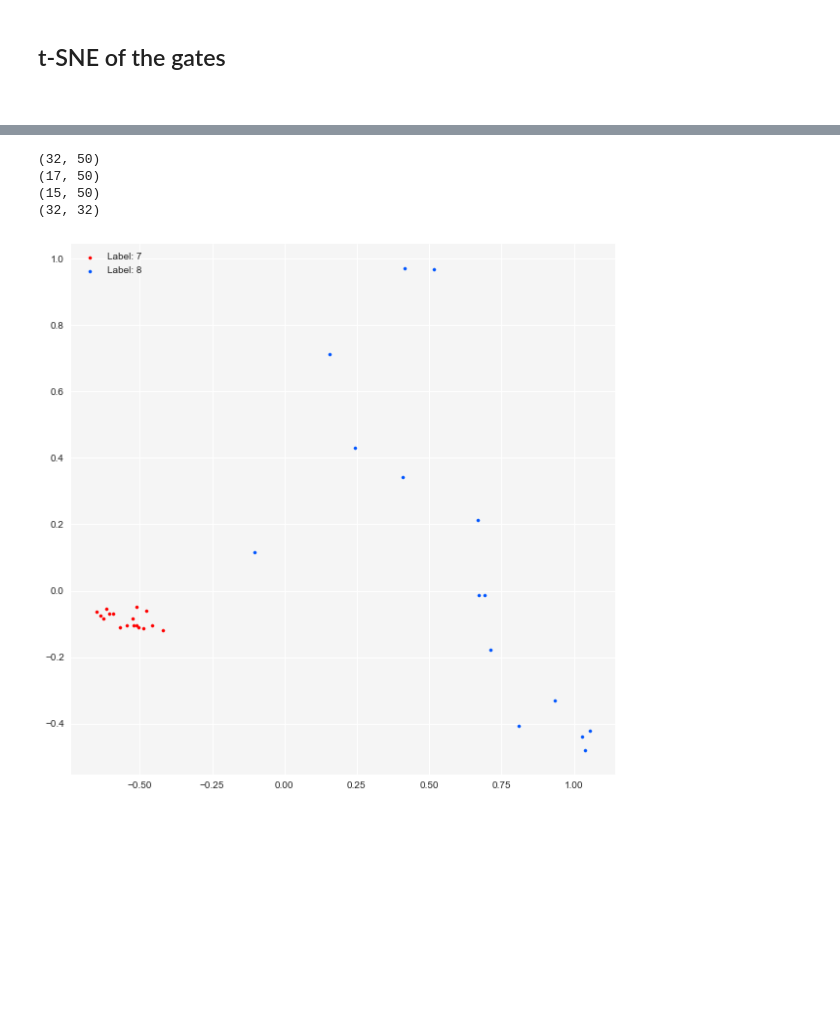
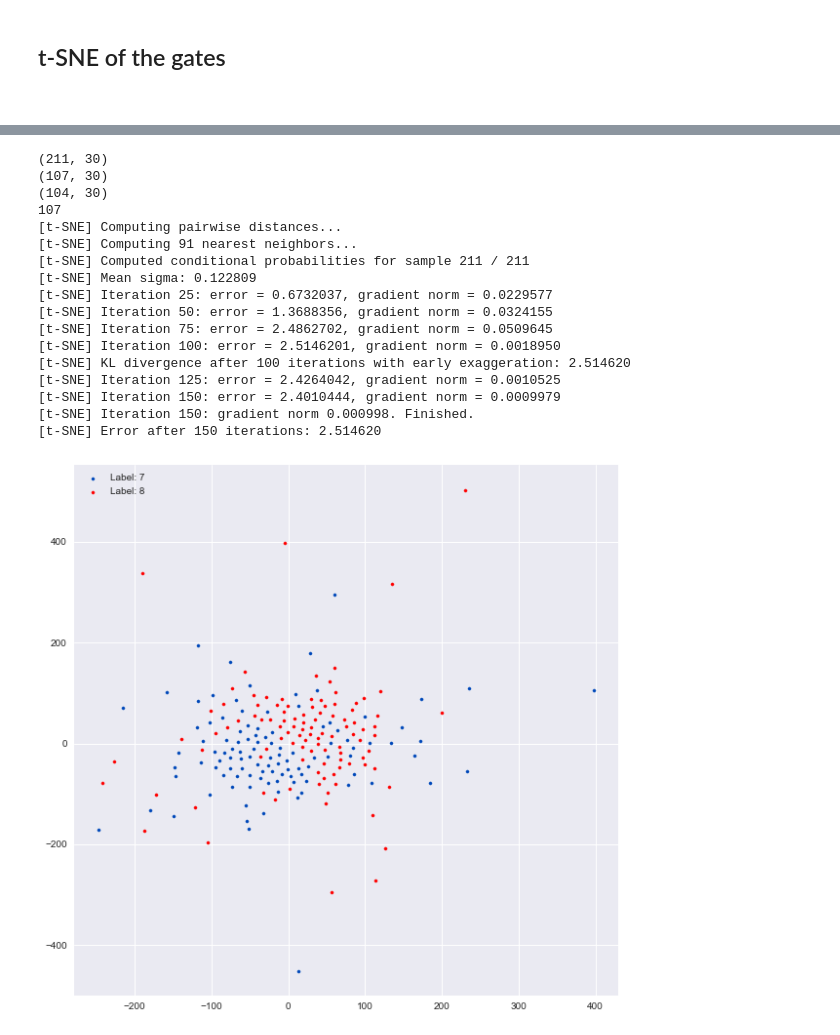
Before and after one commit to polzounov/gatenet, a Jupyter notebook: Gatenet/visualize_gates.ipynb, the cells around one changed output, grey strips where cells are left out. Saved outputs shown, nothing was run; the diff lists cells and outputs as text; code cells hidden in the pictures; blank space fills up the shorter version.

```diff
--- a/Gatenet/visualize_gates.ipynb
+++ b/Gatenet/visualize_gates.ipynb
@@ -17,7 +15,7 @@ sns.set(font_scale=1.5, context=c)
 <br>
 # %%
 # Load gate vector data
-with open('output/' + 'test1' + '.pkl', 'rb') as f:
+with open('output/' + 'test' + '.pkl', 'rb') as f:
         input = pickle.load(f)
 # %%
 # Get components from data
@@ -97,10 +118,10 @@ independent_labels = list(set(labels))
 print(independent_labels) # sanity check
 
 # TSNE Vis
-#model = TSNE()
+model_TSNE = TSNE(verbose=100)
 # PCA Vis
-model = PCA()
+model_PCA = PCA()
 
-x = model.fit_transform(gates_reshaped)
+x = model_TSNE.fit_transform(gates_reshaped)
 y = labels
 # %% [output]
@@ -109,29 +142,43 @@ y = labels
 # %%
 
 # Comparing 7 and 8
 mask7 = y == 7
 mask8 = y == 8
 reshaped7 = gates_reshaped[mask7]
-sevs = len(reshaped7)
+sevs = len(reshaped7) # number of sevens (used below for scatterplot)
 reshaped8 = gates_reshaped[mask8]
 r78 = np.concatenate((reshaped7, reshaped8), axis=0)
+
 print(r78.shape)
 print(reshaped7.shape)
 print(reshaped8.shape)
+print(sevs)
 
-x78 = model.fit_transform(r78)
-print(x78.shape)
+x78 = model_TSNE.fit_transform(r78)
 
 fig = plt.figure()
 ax1 = fig.add_subplot(111)
 
-ax1.scatter(x78[:17,0], x78[:17,1], s=10, c='#ff0000', label='Label: 7')
-ax1.scatter(x78[17:,0], x78[17:,1], s=10, c='#0055ff', label='Label: 8')
+ax1.scatter(x78[:sevs,0], x78[:sevs,1], s=10, c='#0048BA', label='Label: 7')
+ax1.scatter(x78[sevs:,0], x78[sevs:,1], s=10, c='r', label='Label: 8')
 plt.legend(loc='upper left');
 plt.show()
 # %% [output]
-(32, 50)
-(17, 50)
-(15, 50)
-(32, 32)
+(211, 30)
+(107, 30)
+(104, 30)
+107
+[t-SNE] Computing pairwise distances...
+[t-SNE] Computing 91 nearest neighbors...
+[t-SNE] Computed conditional probabilities for sample 211 / 211
+[t-SNE] Mean sigma: 0.122809
+[t-SNE] Iteration 25: error = 0.6732037, gradient norm = 0.0229577
+[t-SNE] Iteration 50: error = 1.3688356, gradient norm = 0.0324155
+[t-SNE] Iteration 75: error = 2.4862702, gradient norm = 0.0509645
+[t-SNE] Iteration 100: error = 2.5146201, gradient norm = 0.0018950
+[t-SNE] KL divergence after 100 iterations with early exaggeration: 2.514620
+[t-SNE] Iteration 125: error = 2.4264042, gradient norm = 0.0010525
+[t-SNE] Iteration 150: error = 2.4010444, gradient norm = 0.0009979
+[t-SNE] Iteration 150: gradient norm 0.000998. Finished.
+[t-SNE] Error after 150 iterations: 2.514620
-[figure, old version]
+[figure, new version]
```
Also changed, not shown: parts of 11 cells of this notebook, 2 other files.
